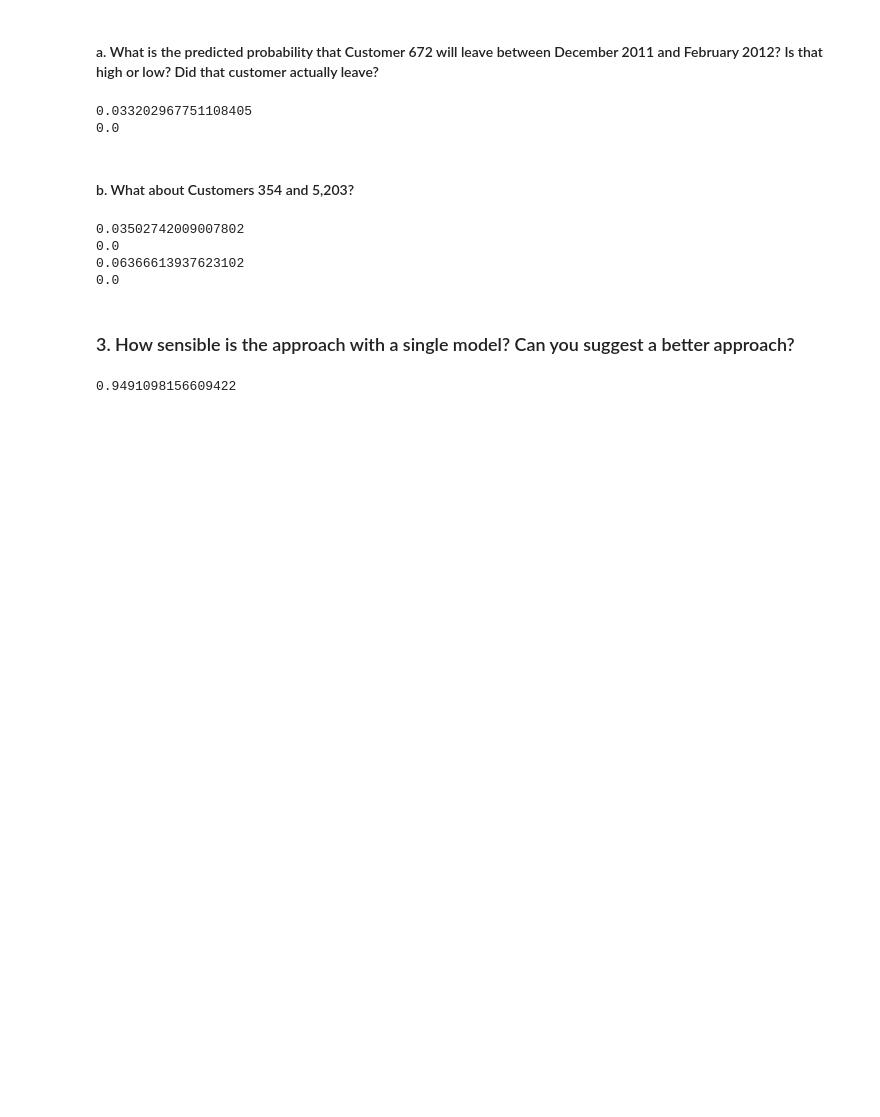
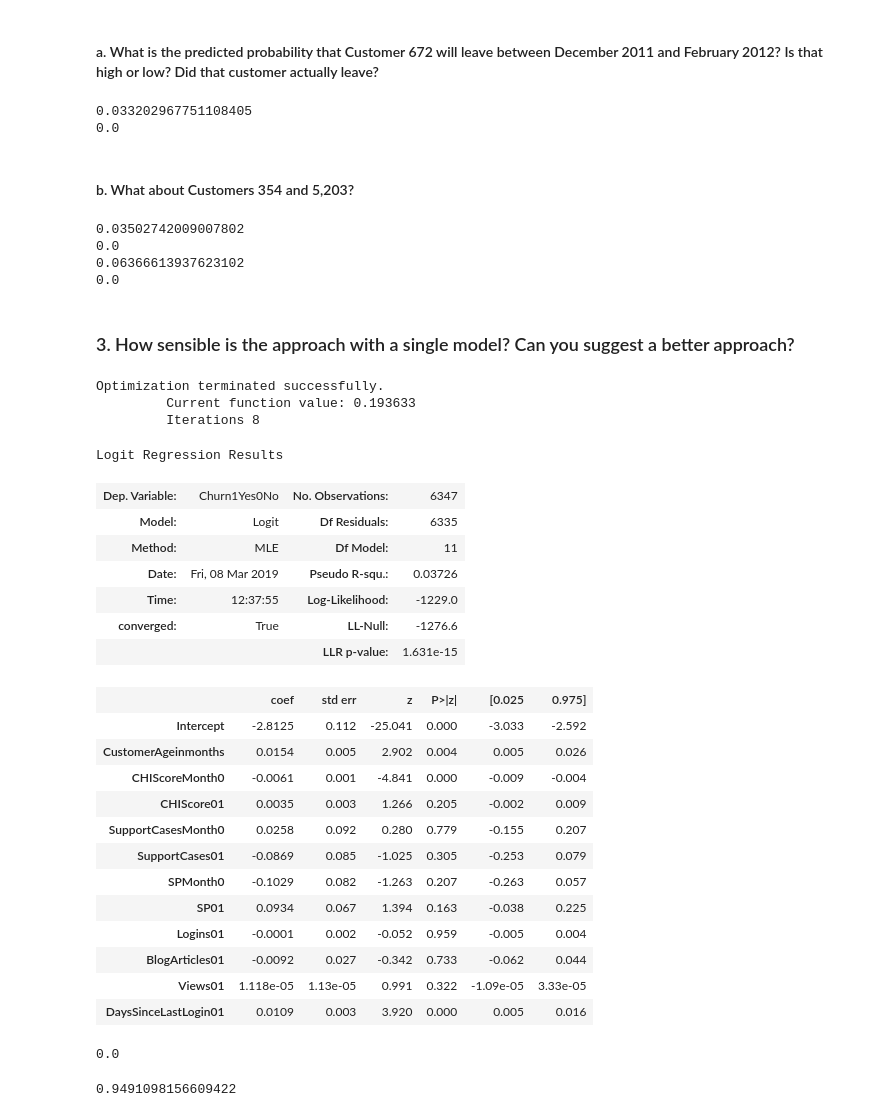
Before and after one commit to PeilinzhongZ/CaseStudy, a Jupyter notebook: homework_03_zpl.ipynb, the cells around one changed output. Drawn from its saved outputs; the diff is of its cells as text; code cells hidden in the pictures; blank space fills up the shorter version.

```diff
--- a/homework_03_zpl.ipynb
+++ b/homework_03_zpl.ipynb
@@ -123,4 +125,40 @@ print(df.iloc[5302].Churn1Yes0No)
 0.0
 # %% [markdown]
 ### 3. How sensible is the approach with a single model? Can you suggest a better approach?
+# %%
+lm = smf.logit('Churn1Yes0No ~ \
+               CustomerAgeinmonths+CHIScoreMonth0+CHIScore01+SupportCasesMonth0+SupportCases01+ \
+               SPMonth0+SP01+Logins01+BlogArticles01+Views01+DaysSinceLastLogin01', df).fit()
+# %% [output]
+Optimization terminated successfully.
+         Current function value: 0.193633
+         Iterations 8
+# %%
+lm.summary()
+# %% [output]
+Logit Regression Results
+| Dep. Variable: | Churn1Yes0No | No. Observations: | 6347 |
+| Model: | Logit | Df Residuals: | 6335 |
+| Method: | MLE | Df Model: | 11 |
+| Date: | Fri, 08 Mar 2019 | Pseudo R-squ.: | 0.03726 |
+| Time: | 12:37:55 | Log-Likelihood: | -1229.0 |
+| converged: | True | LL-Null: | -1276.6 |
+|  |  | LLR p-value: | 1.631e-15 |
+|  | coef | std err | z | P>|z| | [0.025 | 0.975] |
+| Intercept | -2.8125 | 0.112 | -25.041 | 0.000 | -3.033 | -2.592 |
+| CustomerAgeinmonths | 0.0154 | 0.005 | 2.902 | 0.004 | 0.005 | 0.026 |
+| CHIScoreMonth0 | -0.0061 | 0.001 | -4.841 | 0.000 | -0.009 | -0.004 |
+| CHIScore01 | 0.0035 | 0.003 | 1.266 | 0.205 | -0.002 | 0.009 |
+| SupportCasesMonth0 | 0.0258 | 0.092 | 0.280 | 0.779 | -0.155 | 0.207 |
+| SupportCases01 | -0.0869 | 0.085 | -1.025 | 0.305 | -0.253 | 0.079 |
+| SPMonth0 | -0.1029 | 0.082 | -1.263 | 0.207 | -0.263 | 0.057 |
+| SP01 | 0.0934 | 0.067 | 1.394 | 0.163 | -0.038 | 0.225 |
+| Logins01 | -0.0001 | 0.002 | -0.052 | 0.959 | -0.005 | 0.004 |
+| BlogArticles01 | -0.0092 | 0.027 | -0.342 | 0.733 | -0.062 | 0.044 |
+| Views01 | 1.118e-05 | 1.13e-05 | 0.991 | 0.322 | -1.09e-05 | 3.33e-05 |
+| DaysSinceLastLogin01 | 0.0109 | 0.003 | 3.920 | 0.000 | 0.005 | 0.016 |
+# %%
+f1_score(np.array([df.Churn1Yes0No]).T, prediction.predict(np.array([df.CHIScoreMonth0]).T))
+# %% [output]
+0.0
 # %%
```
Also changed, not shown: parts of 5 cells of this notebook, 1 other file.
